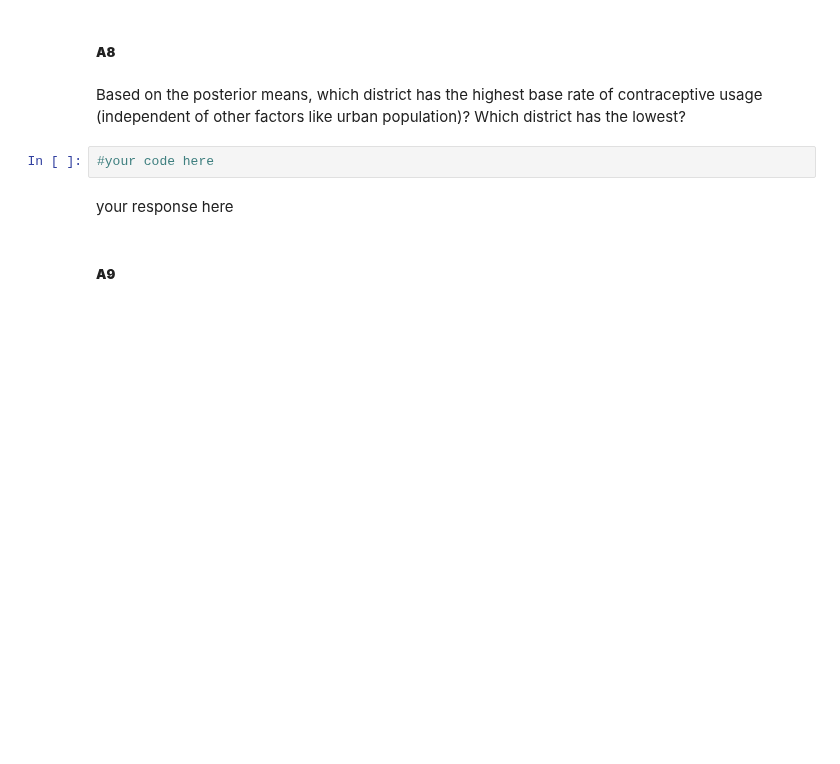
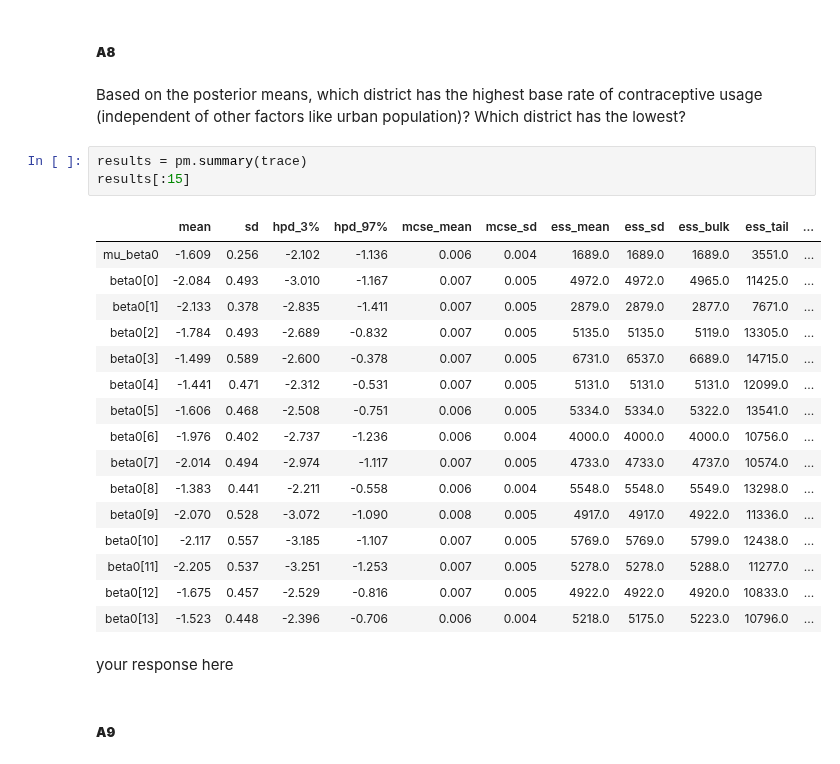
Before and after one commit to gurdeep101/2020-CS109B, a Jupyter notebook: content/homeworks/hw03/notebook/cs109b_hw3.ipynb, the cells around one changed output. Drawn from its saved outputs; the diff is of its cells as text; blank space fills up the shorter version.

```diff
--- a/content/homeworks/hw03/notebook/cs109b_hw3.ipynb
+++ b/content/homeworks/hw03/notebook/cs109b_hw3.ipynb
@@ -348,8 +355,26 @@ your response here
 ##### **A8**
 # %% [markdown]
 Based on the posterior means, which district has the highest base rate of contraceptive usage (independent of other factors like urban population)? Which district has the lowest?
-# %%
-#your code here
+# %%
+results = pm.summary(trace)
+results[:15]
+# %% [output]
+|  | mean | sd | hpd_3% | hpd_97% | mcse_mean | mcse_sd | ess_mean | ess_sd | ess_bulk | ess_tail | ... |
+| mu_beta0 | -1.609 | 0.256 | -2.102 | -1.136 | 0.006 | 0.004 | 1689.0 | 1689.0 | 1689.0 | 3551.0 | ... |
+| beta0[0] | -2.084 | 0.493 | -3.010 | -1.167 | 0.007 | 0.005 | 4972.0 | 4972.0 | 4965.0 | 11425.0 | ... |
+| beta0[1] | -2.133 | 0.378 | -2.835 | -1.411 | 0.007 | 0.005 | 2879.0 | 2879.0 | 2877.0 | 7671.0 | ... |
+| beta0[2] | -1.784 | 0.493 | -2.689 | -0.832 | 0.007 | 0.005 | 5135.0 | 5135.0 | 5119.0 | 13305.0 | ... |
+| beta0[3] | -1.499 | 0.589 | -2.600 | -0.378 | 0.007 | 0.005 | 6731.0 | 6537.0 | 6689.0 | 14715.0 | ... |
+| beta0[4] | -1.441 | 0.471 | -2.312 | -0.531 | 0.007 | 0.005 | 5131.0 | 5131.0 | 5131.0 | 12099.0 | ... |
+| beta0[5] | -1.606 | 0.468 | -2.508 | -0.751 | 0.006 | 0.005 | 5334.0 | 5334.0 | 5322.0 | 13541.0 | ... |
+| beta0[6] | -1.976 | 0.402 | -2.737 | -1.236 | 0.006 | 0.004 | 4000.0 | 4000.0 | 4000.0 | 10756.0 | ... |
+| beta0[7] | -2.014 | 0.494 | -2.974 | -1.117 | 0.007 | 0.005 | 4733.0 | 4733.0 | 4737.0 | 10574.0 | ... |
+| beta0[8] | -1.383 | 0.441 | -2.211 | -0.558 | 0.006 | 0.004 | 5548.0 | 5548.0 | 5549.0 | 13298.0 | ... |
+| beta0[9] | -2.070 | 0.528 | -3.072 | -1.090 | 0.008 | 0.005 | 4917.0 | 4917.0 | 4922.0 | 11336.0 | ... |
+| beta0[10] | -2.117 | 0.557 | -3.185 | -1.107 | 0.007 | 0.005 | 5769.0 | 5769.0 | 5799.0 | 12438.0 | ... |
+| beta0[11] | -2.205 | 0.537 | -3.251 | -1.253 | 0.007 | 0.005 | 5278.0 | 5278.0 | 5288.0 | 11277.0 | ... |
+| beta0[12] | -1.675 | 0.457 | -2.529 | -0.816 | 0.007 | 0.005 | 4922.0 | 4922.0 | 4920.0 | 10833.0 | ... |
+| beta0[13] | -1.523 | 0.448 | -2.396 | -0.706 | 0.006 | 0.004 | 5218.0 | 5175.0 | 5223.0 | 10796.0 | ... |
 # %% [markdown]
 your response here
 # %% [markdown]
```
Also changed, not shown: parts of 24 cells of this notebook.
